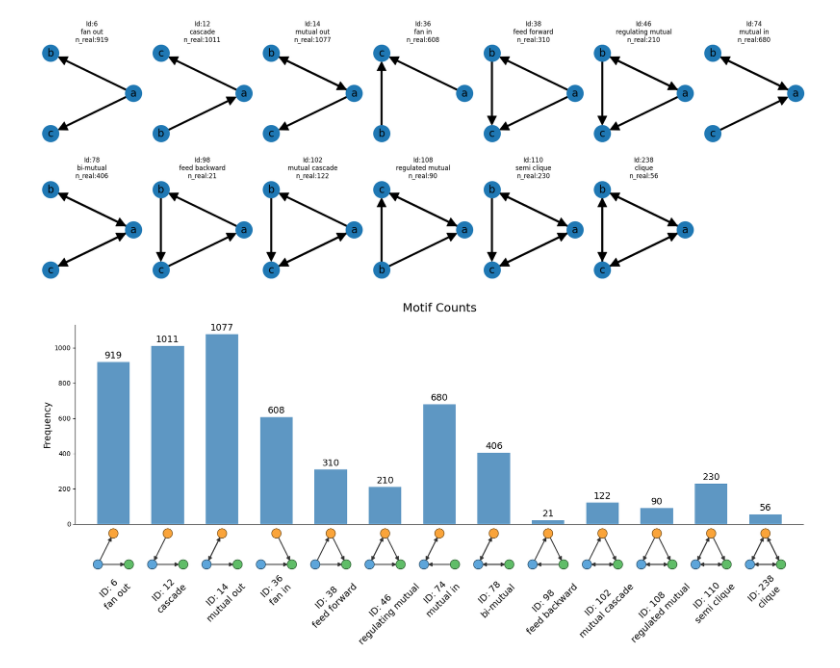
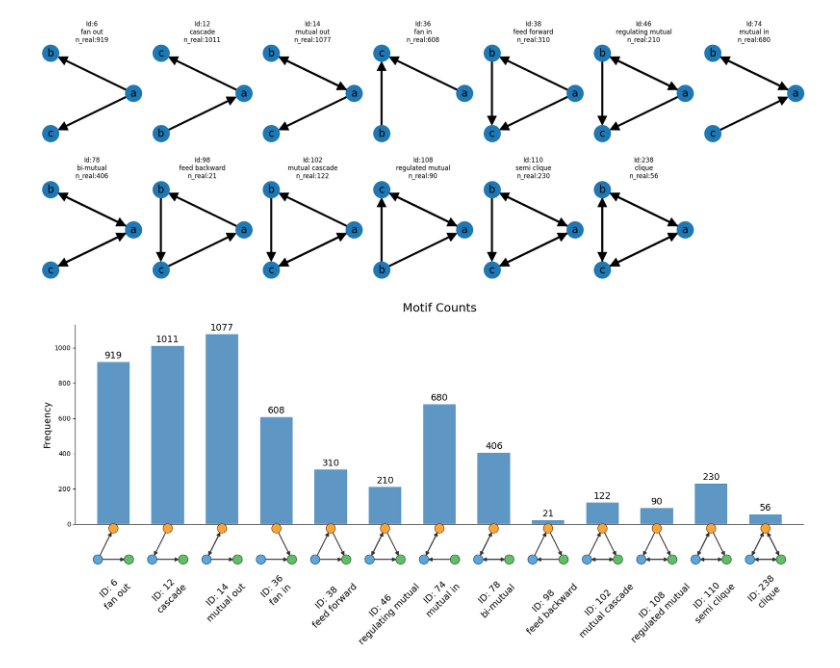
Before and after one commit to deangeckt/fly_wire_perturbations, a Jupyter notebook: motif_exploration.ipynb, the cells around one changed output. Saved outputs shown, nothing was run; the diff lists cells and outputs as text; code cells hidden in the pictures.

```diff
--- a/extract_motifs.ipynb
+++ b/motif_exploration.ipynb
@@ -432,32 +432,32 @@ for bar in bars:
 trans = mtransforms.blended_transform_factory(ax.transData, ax.transAxes)
 
 for i, motif in enumerate(motif_list):
 
     # 1. Create Inset Axis for the Triangle
     # bbox_to_anchor=(x, y, w, h)
     # x = i (center of bar)
     # y = -0.12 (The vertical position - adjust this to move motifs up/down)
     # width/height = 1 (dummy units, real size set by width=1.1 below)
 
     ax_inset = inset_axes(ax,
                           width=1.1, height=1.1, # Physical size in inches
                           loc='center',
-                          bbox_to_anchor=(i-0.5, -0.625, 1, 1),
+                          bbox_to_anchor=(i-0.5, -0.6, 1, 1),
                           bbox_transform=trans,
                           borderpad=0)
 
     # Draw the clean geometric motif
     draw_motif_geometric(motif, ax_inset)
 
     # 2. Add Text Labels (ID and Name)
     # We place this text relative to the bar position 'i'
     # y = -0.24 puts it below the motif inset
     label_text = f"ID: {motif.id}\n{motif.name}"
     ax.text(i, -0.25, label_text, transform=trans, rotation=45,
             ha='center', va='top', fontsize=14, linespacing=1.4)
 
 # Adjust bottom margin to make space for the motifs and text
 plt.subplots_adjust(bottom=0.35)
 plt.show()
 # %% [output]
-[figure, old version]
+[figure, new version]
```
Also changed, not shown: 2 other files.
